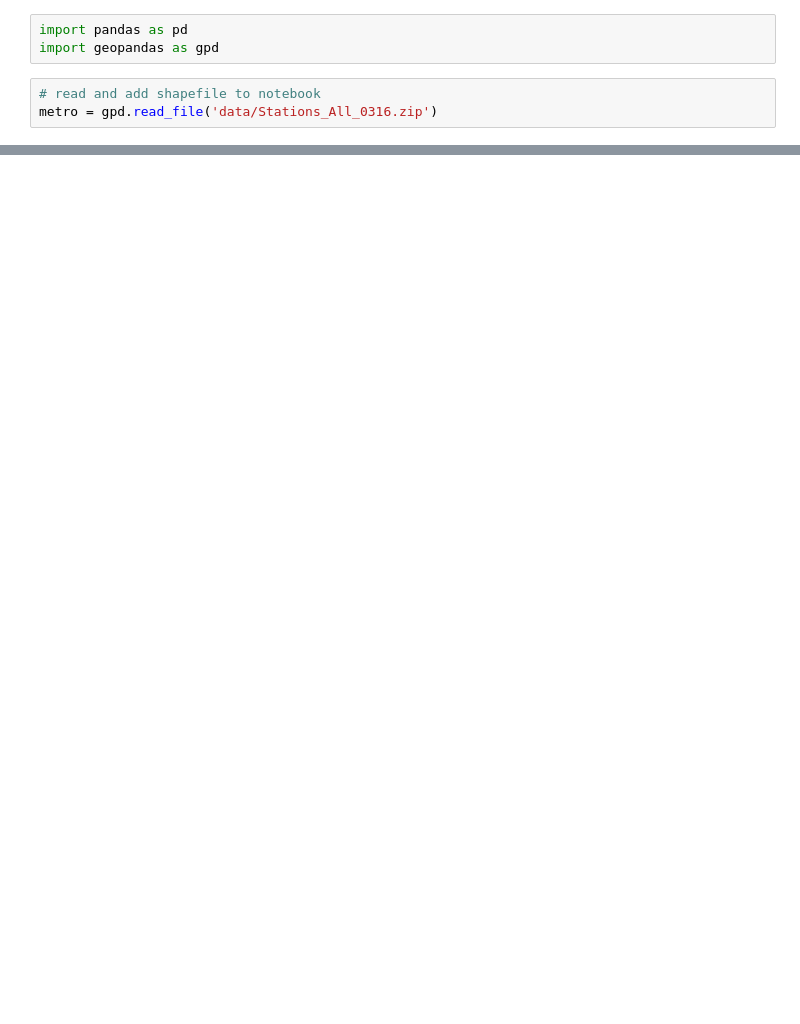
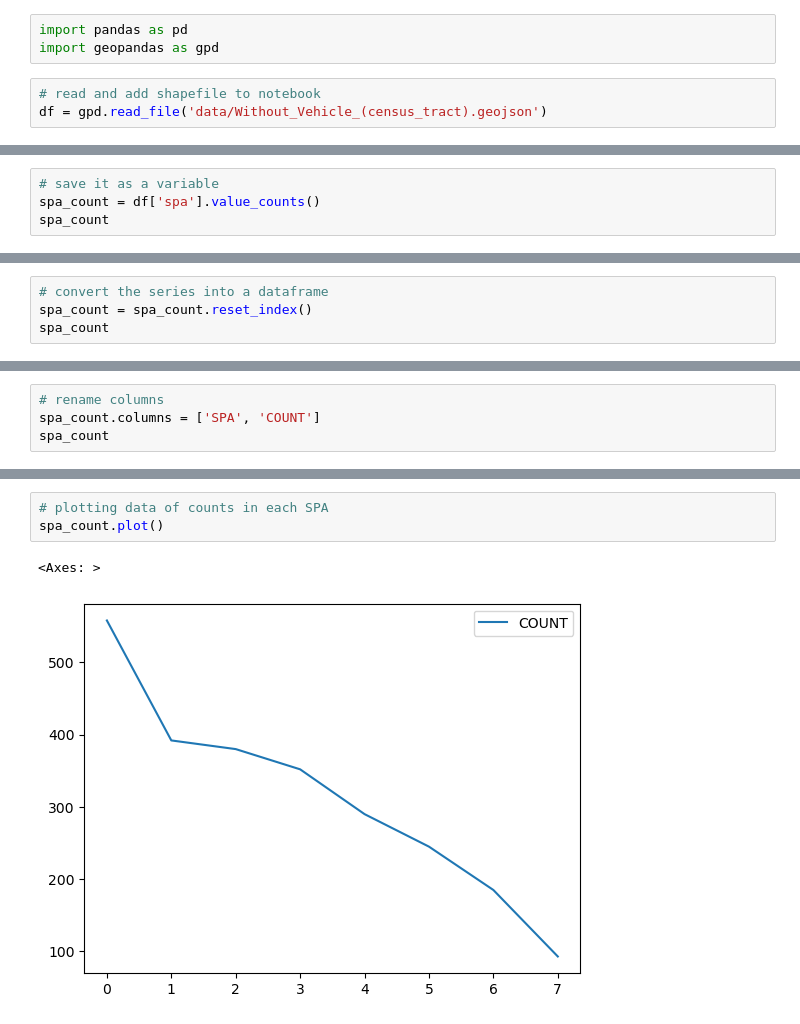
Before and after one commit to tomo-ujikawa/up221-tomohiro, a Jupyter notebook: week02/week2assignment.ipynb, the cells around one changed output, grey strips where cells are left out. Cells and saved outputs as stored; diff of their text form; blank space fills up the shorter version.

Commit message:
updating data

```diff
--- a/week02/week2assignment.ipynb
+++ b/week02/week2assignment.ipynb
@@ -5,5 +7,5 @@ import pandas as pd
 import geopandas as gpd
 # %%
 # read and add shapefile to notebook
-metro = gpd.read_file('data/Stations_All_0316.zip')
+df = gpd.read_file('data/Without_Vehicle_(census_tract).geojson')
 # %%
@@ -68 +69,5 @@ Purple         2
 Name: count, dtype: int64
+# %%
+# save it as a variable
+spa_count = df['spa'].value_counts()
+spa_count
@@ -68,0 +85,4 @@ Name: count, dtype: int64
+# %%
+# convert the series into a dataframe
+spa_count = spa_count.reset_index()
+spa_count
@@ -68,0 +104,4 @@ Name: count, dtype: int64
+# %%
+# rename columns
+spa_count.columns = ['SPA', 'COUNT']
+spa_count
@@ -68,0 +118,6 @@ Name: count, dtype: int64
+# %%
+# plotting data of counts in each SPA
+spa_count.plot()
+# %% [output]
+<Axes: >
+[figure, new version]
```
Also changed, not shown: parts of 23 cells of this notebook, 6 other files.
